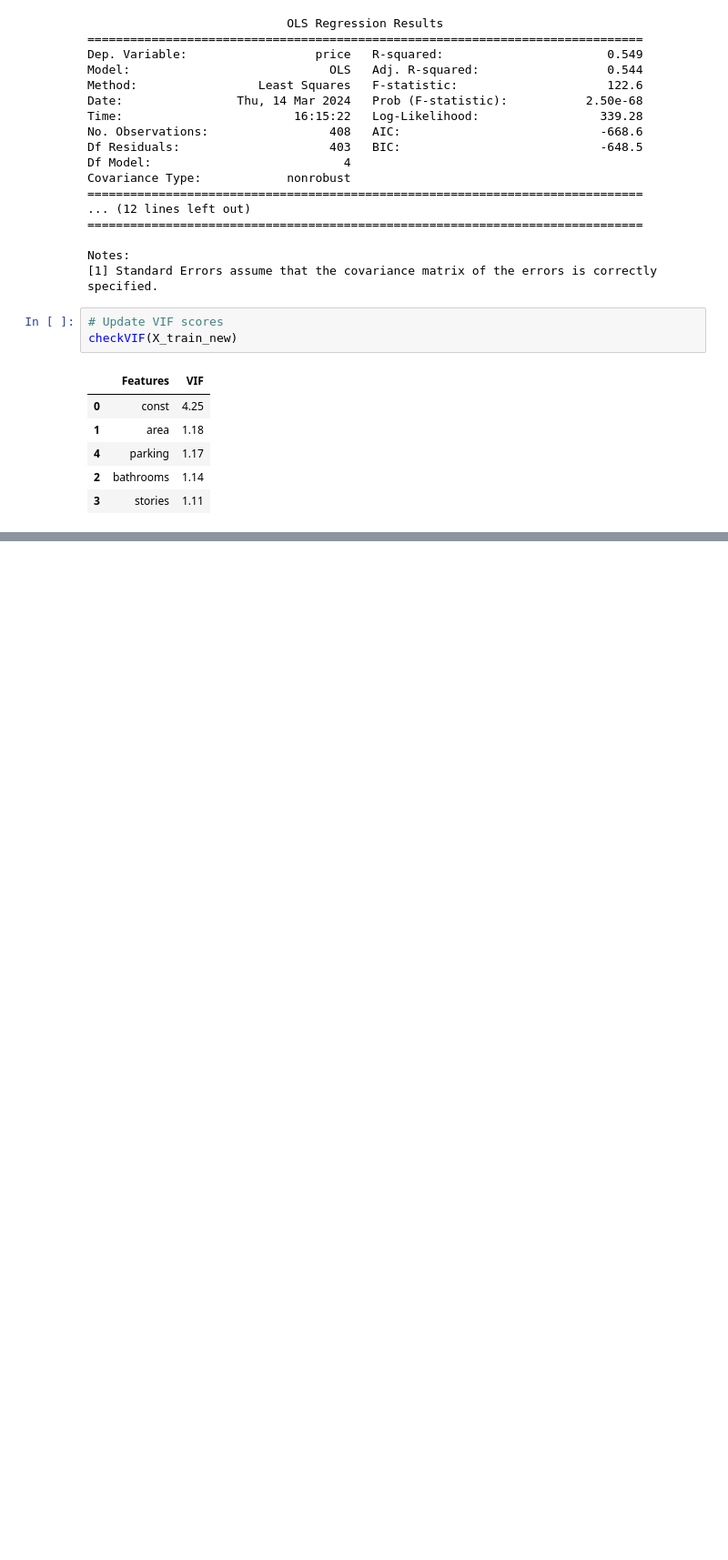
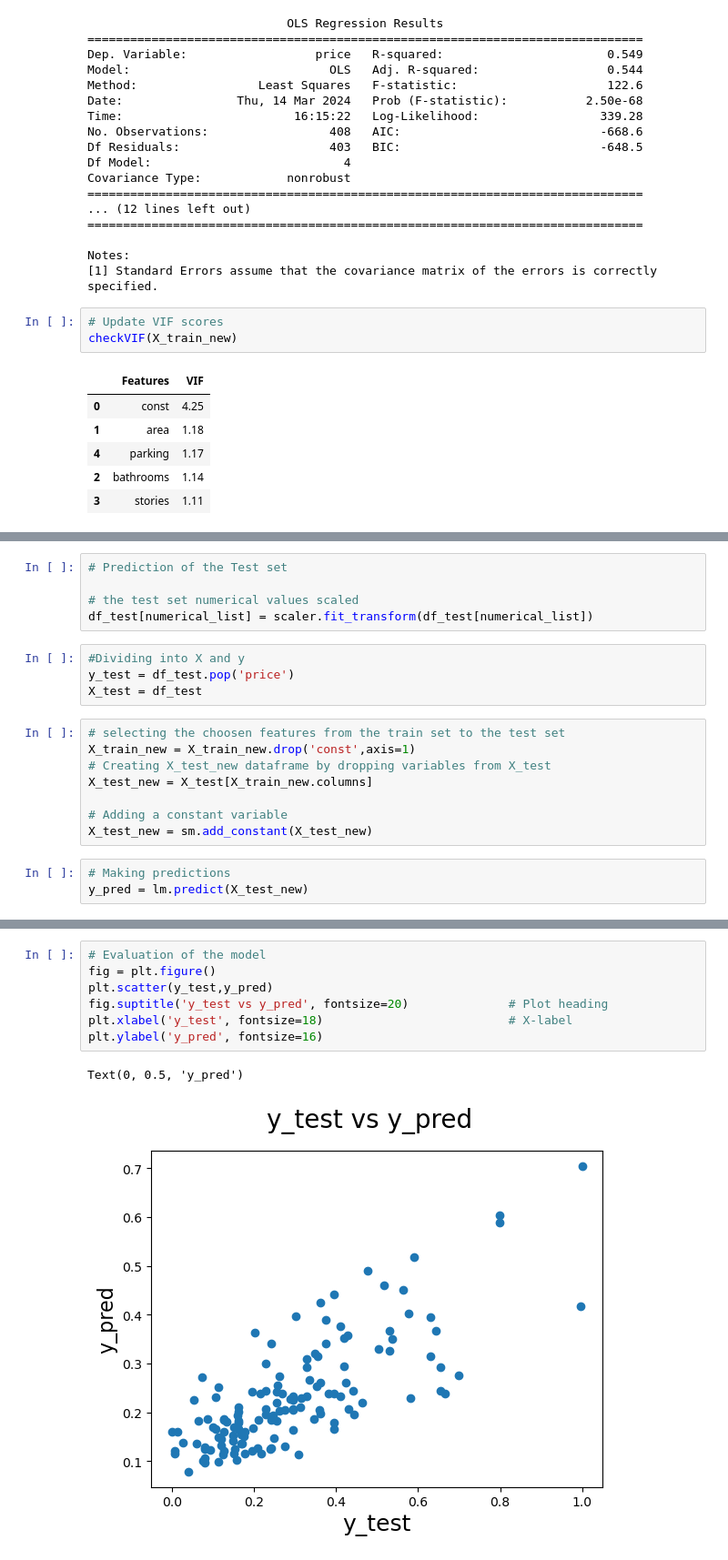
Before and after one commit to geoffgin/Housing-Price-Regression-Analysis, a Jupyter notebook: main.ipynb, the cells around one changed output, grey strips where cells are left out. Shown at 91% size. Saved outputs shown, nothing was run; the diff lists cells and outputs as text; blank space fills up the shorter version.

```diff
--- a/main.ipynb
+++ b/main.ipynb
@@ -487,0 +501,20 @@ checkVIF(X_train_new)
+# %%
+# Prediction of the Test set
+
+# the test set numerical values scaled
+df_test[numerical_list] = scaler.fit_transform(df_test[numerical_list])
+# %%
+#Dividing into X and y
+y_test = df_test.pop('price')
+X_test = df_test
+# %%
+# selecting the choosen features from the train set to the test set
+X_train_new = X_train_new.drop('const',axis=1)
+# Creating X_test_new dataframe by dropping variables from X_test
+X_test_new = X_test[X_train_new.columns]
+
+# Adding a constant variable
+X_test_new = sm.add_constant(X_test_new)
+# %%
+# Making predictions
+y_pred = lm.predict(X_test_new)
@@ -487,0 +526,10 @@ checkVIF(X_train_new)
+# %%
+# Evaluation of the model
+fig = plt.figure()
+plt.scatter(y_test,y_pred)
+fig.suptitle('y_test vs y_pred', fontsize=20)              # Plot heading
+plt.xlabel('y_test', fontsize=18)                          # X-label
+plt.ylabel('y_pred', fontsize=16)
+# %% [output]
+Text(0, 0.5, 'y_pred')
+[figure, added]
```
Also changed, not shown: parts of 5 cells of this notebook.
